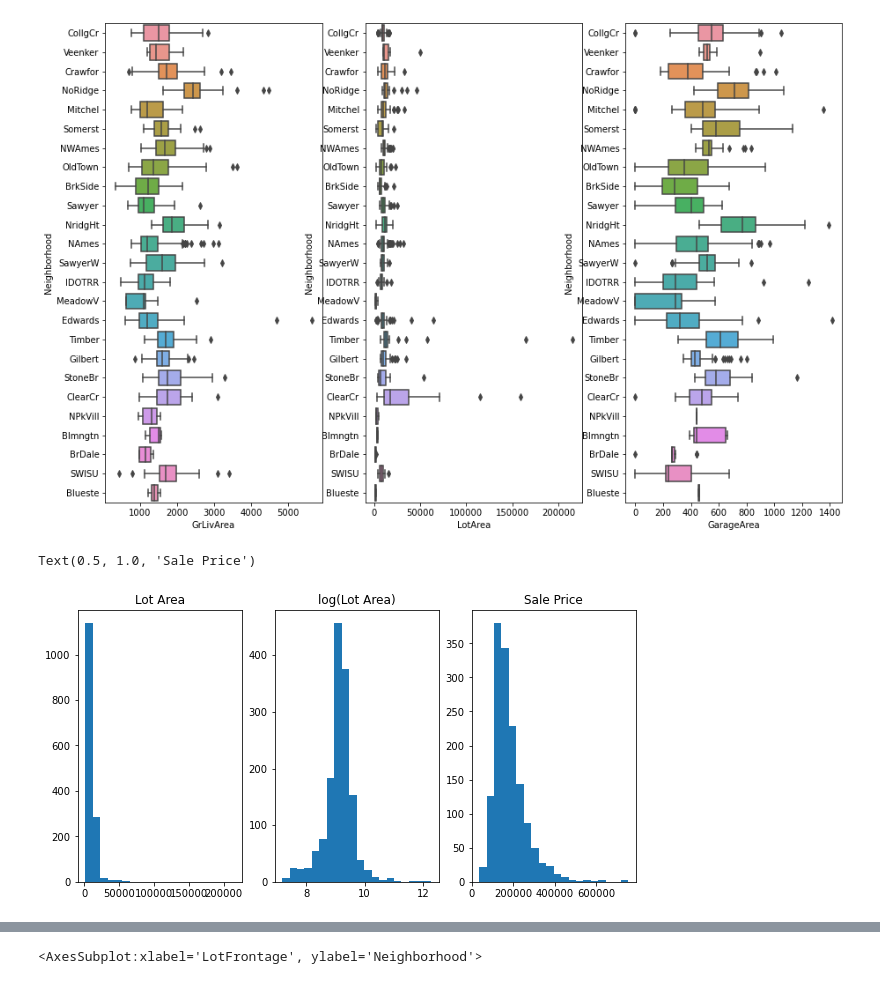
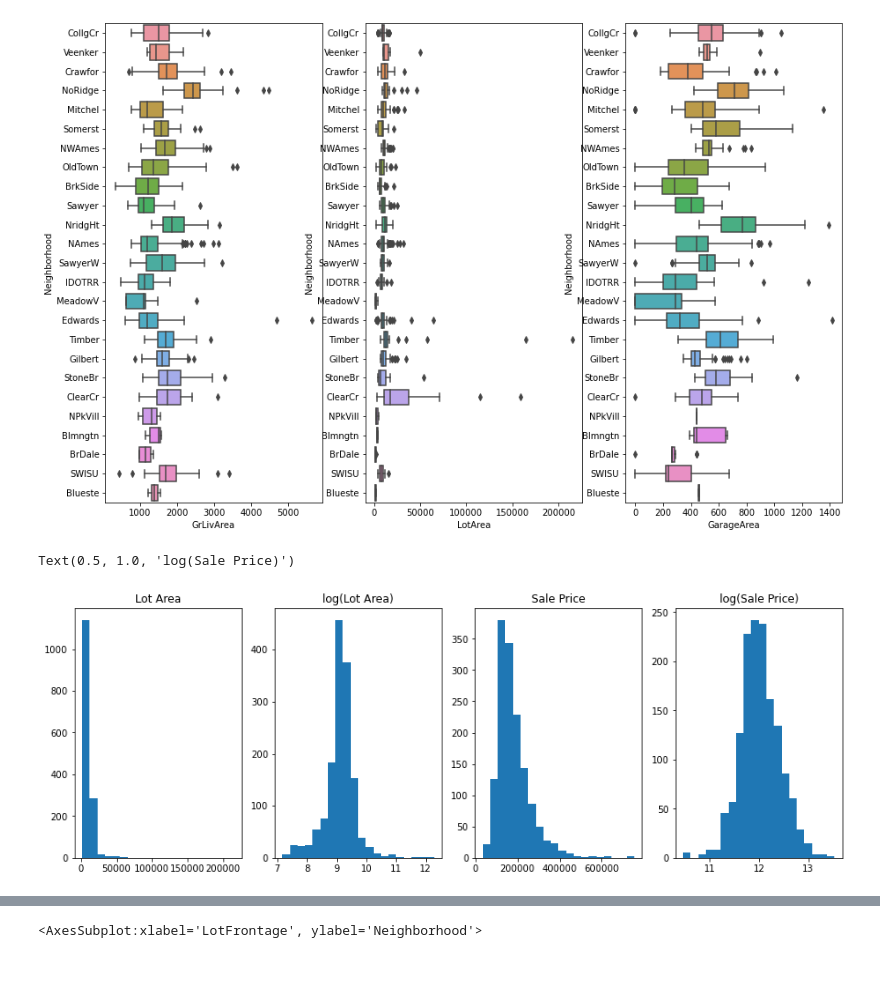
Before and after one commit to assayer5/kaggle-housing-prices, a Jupyter notebook: housing-prices-explore.ipynb, the cells around one changed output, grey strips where cells are left out. Drawn from its saved outputs; the diff is of its cells as text; code cells hidden in the pictures.

```diff
--- a/housing-prices-explore.ipynb
+++ b/housing-prices-explore.ipynb
@@ -136,18 +136,21 @@ sns.boxplot(x='GarageArea', y='Neighborhood', data=traindf, orient='h', ax=axs[2
 <AxesSubplot:xlabel='GarageArea', ylabel='Neighborhood'>
 [figure]
 # %%
-fig, axs = plt.subplots(1,3, figsize=(10,5))
+fig, axs = plt.subplots(1,4, figsize=(15,5))
 axs[0].hist(traindf.LotArea, bins=20)
 axs[0].set_title('Lot Area')
 
 axs[1].hist(np.log(traindf.LotArea), bins=20)
 axs[1].set_title('log(Lot Area)')
 
 axs[2].hist(traindf.SalePrice, bins=20)
 axs[2].set_title('Sale Price')
+
+axs[3].hist(np.log(traindf.SalePrice), bins=20)
+axs[3].set_title('log(Sale Price)')
 # %% [output]
-Text(0.5, 1.0, 'Sale Price')
+Text(0.5, 1.0, 'log(Sale Price)')
-[figure, old version]
+[figure, new version]
 # %%
 # explore missing values
 countna = traindf.isna().sum()
```
Also changed, not shown: 1 other file.
